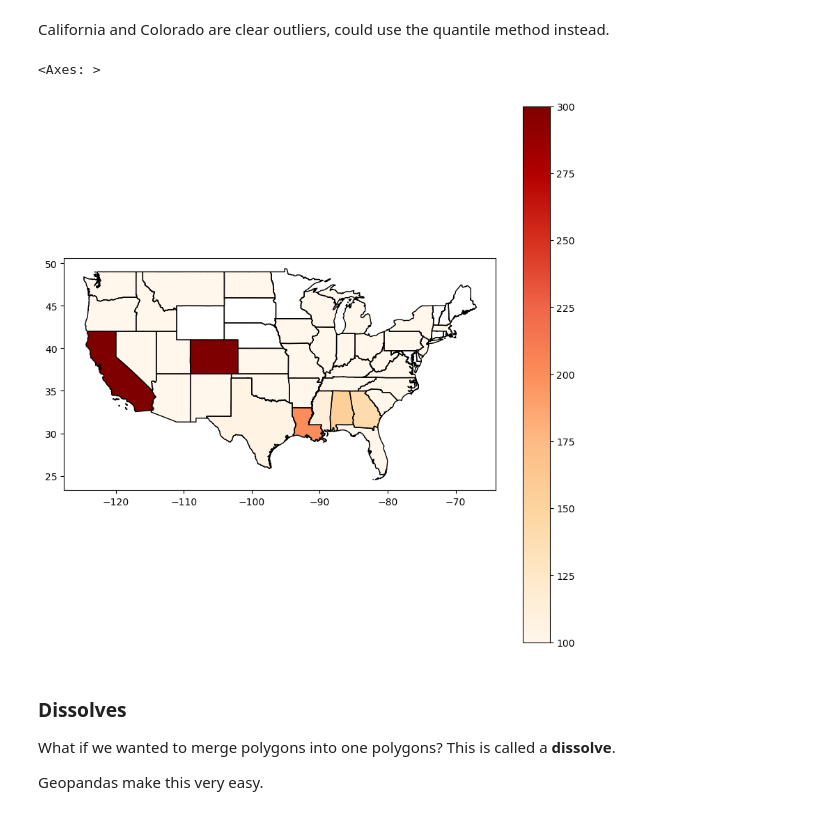
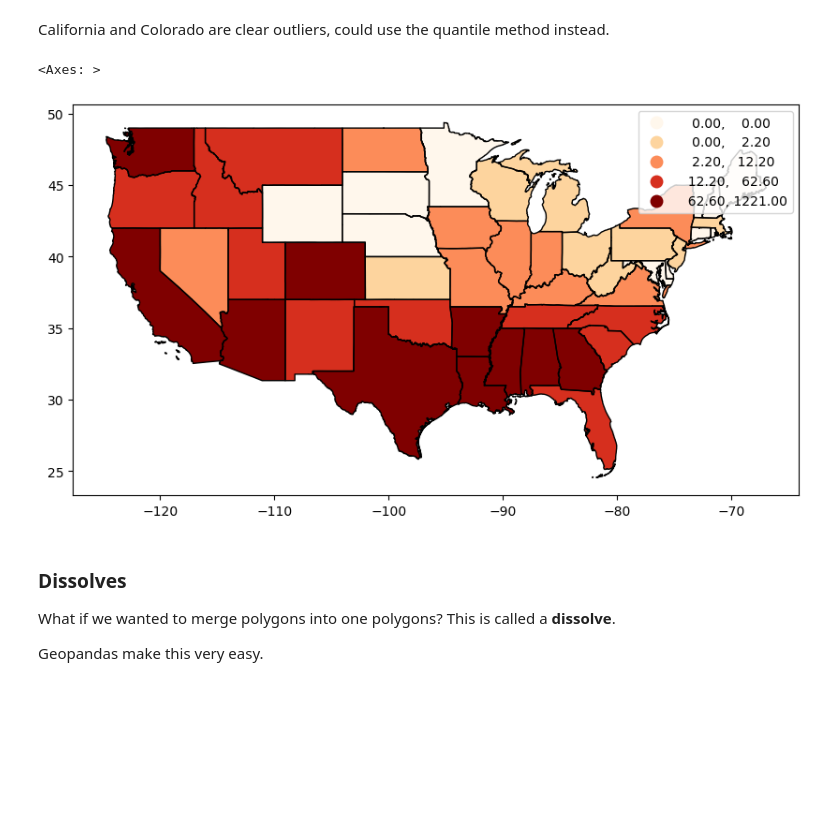
Before and after one commit to jphutch/ACE-592-SAE, a Jupyter notebook: Lectures/3_Images/30_US_Wildfires.ipynb, the cells around one changed output. Cells and saved outputs as stored; diff of their text form; code cells hidden in the pictures; blank space fills up the shorter version.

```diff
--- a/Lectures/3_Images/30_US_Wildfires.ipynb
+++ b/Lectures/3_Images/30_US_Wildfires.ipynb
@@ -372,19 +361,17 @@ California and Colorado are clear outliers, could use the quantile method instea
 # %%
 f,a = plt.subplots(figsize=(10,10))
 
-country[country.fire_number>0].plot(column="fire_number", # Color using fire number
-             ax=a, # On this axis
-             cmap="OrRd", # OrRd colormap
-             vmax=300,
-             vmin=100,
-#             scheme="quantiles", # But use quantiles!
-            legend=True) # Colorbar
+country.plot(column="fire_number", #
+             ax=a, #
+             cmap="OrRd", #
+             scheme="quantiles", #
+             legend=True) #
 
 # Plot empty states (with no color)
 country.plot(ax=a,facecolor='none', edgecolor='black')
 # %% [output]
 <Axes: >
-[figure, old version]
+[figure, new version]
 # %% [markdown]
 ### Dissolves
 
```
Also changed, not shown: parts of 61 cells of this notebook, 1 other file.
